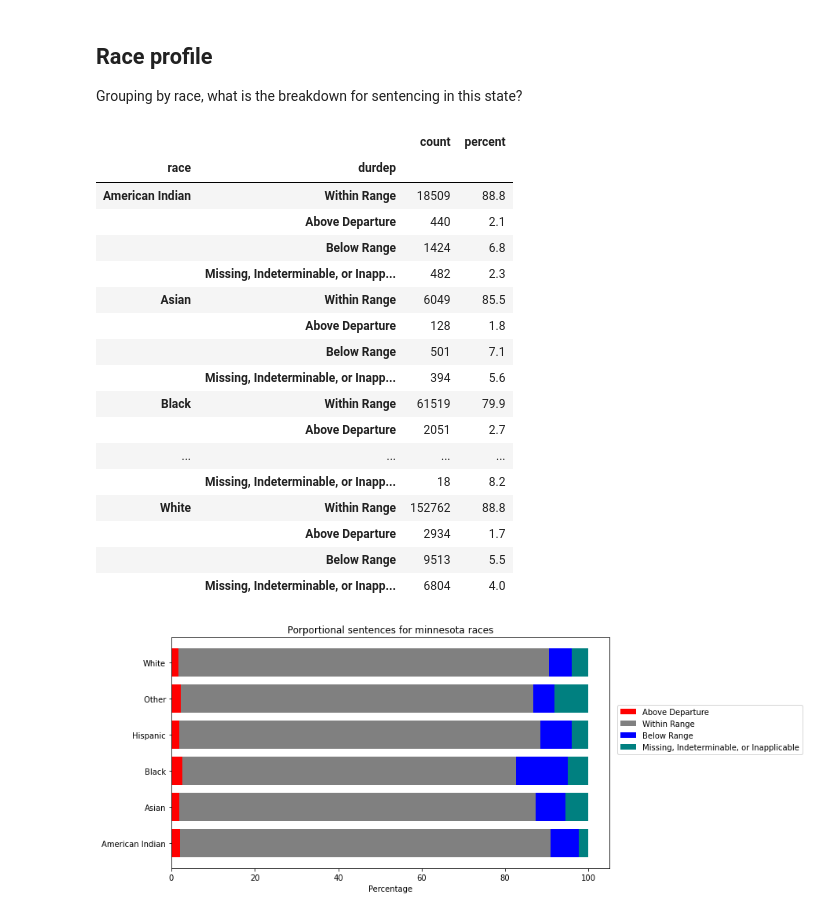
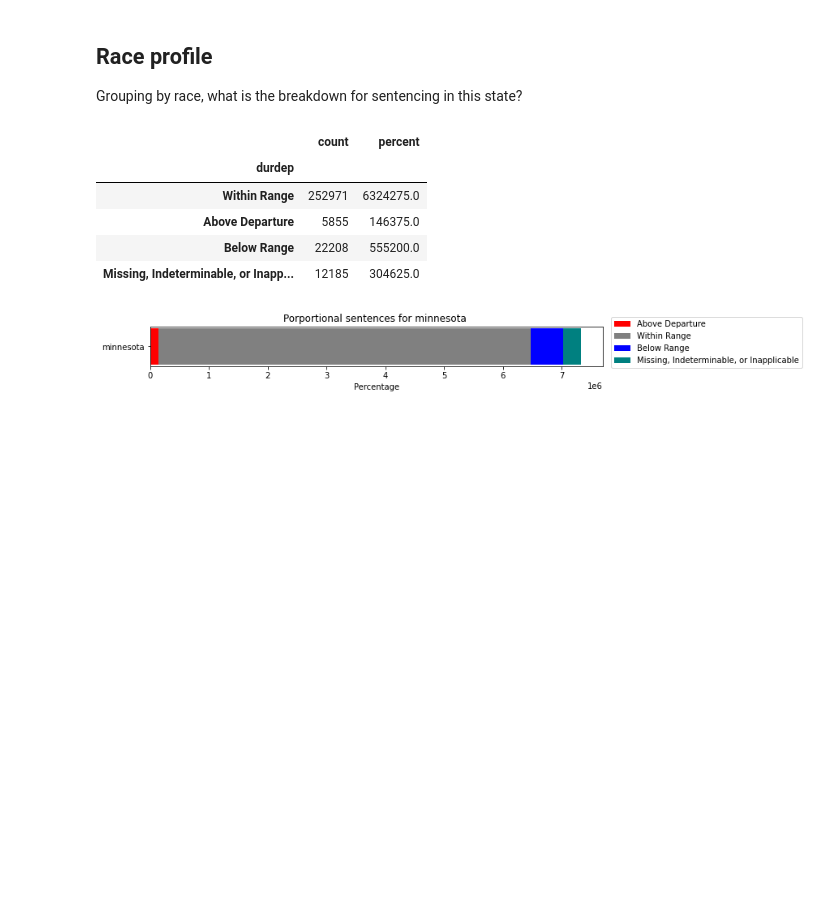
Before and after one commit to nitkiew2/QSIDE-JUSTFAIR-TOOLBOX, a Jupyter notebook: Analysis_Toolbox.ipynb, the cells around one changed output. Cells and saved outputs as stored; diff of their text form; code cells hidden in the pictures; blank space fills up the shorter version.

```diff
--- a/Analysis_Toolbox.ipynb
+++ b/Analysis_Toolbox.ipynb
@@ -279,20 +223,24 @@ def race_profile(stateobj, years = None, stacked = True):
 # %%
 race_profile(states['minnesota'], stacked = True)
 # %%
-def generalizable_multi_level_summary(stateobj, inp_list_of_groups, years = None, stacked = True):
+def generalizable_multi_level_summary(stateobj, inp_list_of_groups, years = None, plot = 'stacked'):
     # we should have a subplots vs stacked parameter here maybe?  either do lots of individual graphs or stacked
     subset_dat = filter_years(stateobj, years)  #first, filter for the years we are looking for
     groups_to_filter_by = []  # this list keeps track of the column names in our stateobj.data we are grouping by
     # get the column names in our stateobj.data we are grouping by
     for group in inp_list_of_groups:
         groups_to_filter_by.append(stateobj.paths[group][0])
-    groups_to_filter_by.append(stateobj.paths['departure'][0])  # add departure as a group by on the end, as that is our
+    #groups_to_filter_by.append(stateobj.paths['departure'][0])  # add departure as a group by on the end, as that is our
                                                                 # the variable we are looking at
 
     #grouping by
     #divide by count(all_items_but_daparture) for departure percentages for each subgroup
     counts = subset_dat.groupby(groups_to_filter_by).count()
-    perc = round(100 * counts / subset_dat.groupby(groups_to_filter_by[:-1]).count(), 1)
+    perc = None #initializing, will get value in next lines
+    if len(inp_list_of_groups) > 1: # if we are goruping by more than departure
+        perc = round(100 * counts / subset_dat.groupby(groups_to_filter_by[:-1]).count(), 1)
+    else:
+        perc = round( (100 * counts/ counts.shape[0]),2)  #if we are just grouping by departure, we divide by data frame length
 
     # renames the values that have levels
     l=0
@@ -301,39 +249,26 @@ def generalizable_multi_level_summary(stateobj, inp_list_of_groups, years = None
             perc = perc.rename(stateobj.paths[group][1], level = l)
             counts = counts.rename(stateobj.paths[group][1], level = l)
         l += 1
-    # rename the departure columns.  Done here beacuse departure isn't in inp_list_of_groups.  We can rewor this if we decide to add departure to inp_list_of_groups
-    perc = perc.rename(stateobj.paths['departure'][1], level = l)
-    counts = counts.rename(stateobj.paths['departure'][1], level = l)
-    #take the first column of each, as for counts all columns are the same
+    # pull the data we need from our dataframes
     perc = perc.iloc[:,0]  # all columns are the same, so we pull the first one
     counts = counts.iloc[:,0]  # all columns are the same, so we pull the first one
 
     #create an output dataframe to return
     comb_df = pd.concat([counts,perc],axis=1)  # combine our two columns into a dataframe
     comb_df.columns = ['count', 'percent']  # rename columns
-
-    plot_df(perc, stacked, stateobj.name, inp_list_of_groups)  # call our plotting function
+    if plot == 'stacked':
+        plot_df(perc, True, stateobj.name, inp_list_of_groups[:-1])  # call our plotting function
+    elif plot == 'single':
+        plot_df(perc, False, stateobj.name, inp_list_of_groups[:-1])
 
     return comb_df
 # %%
-generalizable_multi_level_summary(states['minnesota'], ['race'], years = None, stacked = True)
+generalizable_multi_level_summary(states['minnesota'], ['departure'], years = None, plot = 'stacked')
 # %% [output]
-|  |  | count | percent |
-| race | durdep |  |  |
-| American Indian | Within Range | 18509 | 88.8 |
-|  | Above Departure | 440 | 2.1 |
-|  | Below Range | 1424 | 6.8 |
-|  | Missing, Indeterminable, or Inapp... | 482 | 2.3 |
-| Asian | Within Range | 6049 | 85.5 |
-|  | Above Departure | 128 | 1.8 |
-|  | Below Range | 501 | 7.1 |
-|  | Missing, Indeterminable, or Inapp... | 394 | 5.6 |
-| Black | Within Range | 61519 | 79.9 |
-|  | Above Departure | 2051 | 2.7 |
-| ... | ... | ... | ... |
-|  | Missing, Indeterminable, or Inapp... | 18 | 8.2 |
-| White | Within Range | 152762 | 88.8 |
-|  | Above Departure | 2934 | 1.7 |
-|  | Below Range | 9513 | 5.5 |
-|  | Missing, Indeterminable, or Inapp... | 6804 | 4.0 |
+|  | count | percent |
+| durdep |  |  |
+| Within Range | 252971 | 6324275.0 |
+| Above Departure | 5855 | 146375.0 |
+| Below Range | 22208 | 555200.0 |
+| Missing, Indeterminable, or Inapp... | 12185 | 304625.0 |
-[figure, old version]
+[figure, new version]
```
Also changed, not shown: parts of 4 cells of this notebook.
